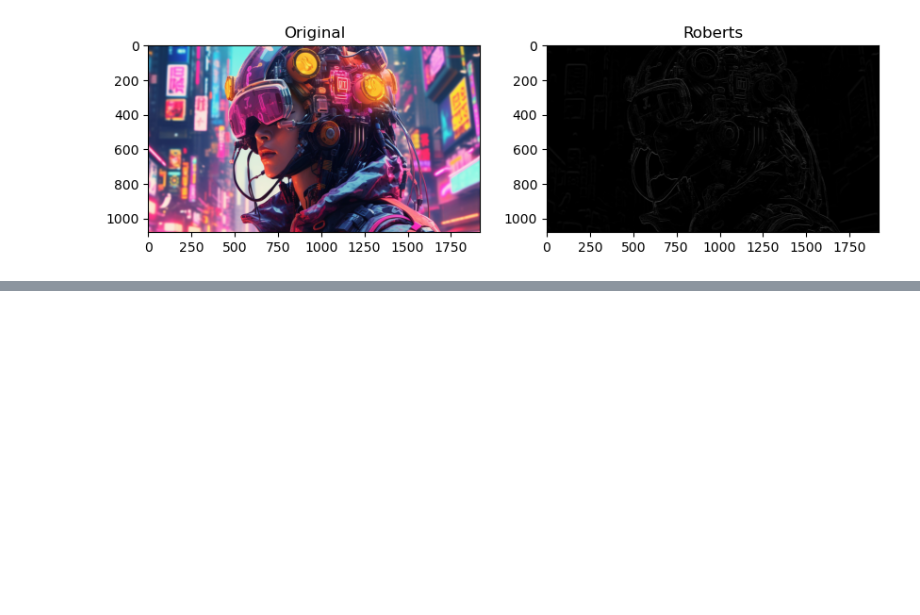
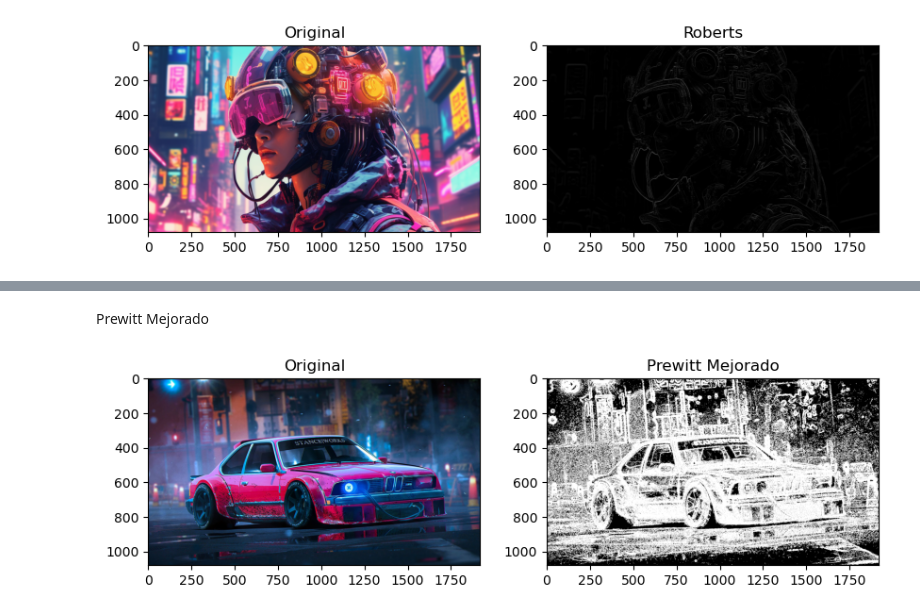
Before and after one commit to Sunner-01/PDI26, a Jupyter notebook: Clase_virtual/clase_virtual.ipynb, the cells around one changed output, grey strips where cells are left out. Saved outputs shown, nothing was run; the diff lists cells and outputs as text; code cells hidden in the pictures; blank space fills up the shorter version.

```diff
--- a/Clase_virtual/clase_virtual.ipynb
+++ b/Clase_virtual/clase_virtual.ipynb
@@ -196,0 +233,39 @@ plt.show()
+# %% [markdown]
+Prewitt Mejorado
+# %%
+import cv2
+import numpy as np
+import matplotlib.pyplot as plt
+
+def filtro_prewitt_mejorado(img):
+    img_gris=cv2.cvtColor(img,cv2.COLOR_BGR2GRAY)
+    suavizar=cv2.GaussianBlur(img_gris,(3,3),0)
+
+    kernelx=np.array([[-3,0,3],[-3,0,3],[-3,0,3]],dtype=np.float32)
+    kernely=np.array([[3,3,3],[0,0,0],[-3,-3,-3]],dtype=np.float32)
+
+    grad_x=cv2.filter2D(suavizar,cv2.CV_64F,kernelx)
+    grad_y=cv2.filter2D(suavizar,cv2.CV_64F,kernely)
+
+    magnitud=np.sqrt(grad_x**2+grad_y**2)
+    _,bordes=cv2.threshold(magnitud,20,255,cv2. THRESH_BINARY)
+    return bordes
+
+
+img=cv2.imread('BMW 635.jpg.jpeg')
+
+resultado=filtro_prewitt_mejorado(img)
+
+plt.figure(figsize=(10,5))
+
+plt.subplot(1,2,1)
+plt.imshow(cv2.cvtColor(img,cv2.COLOR_BGR2RGB))
+plt.title('Original')
+
+plt.subplot(1,2,2)
+plt.imshow(resultado,cmap='gray')
+plt.title('Prewitt Mejorado')
+
+plt.show()
+# %% [output]
+[figure, added]
```
Also changed, not shown: parts of 4 cells of this notebook, 5 other files.
